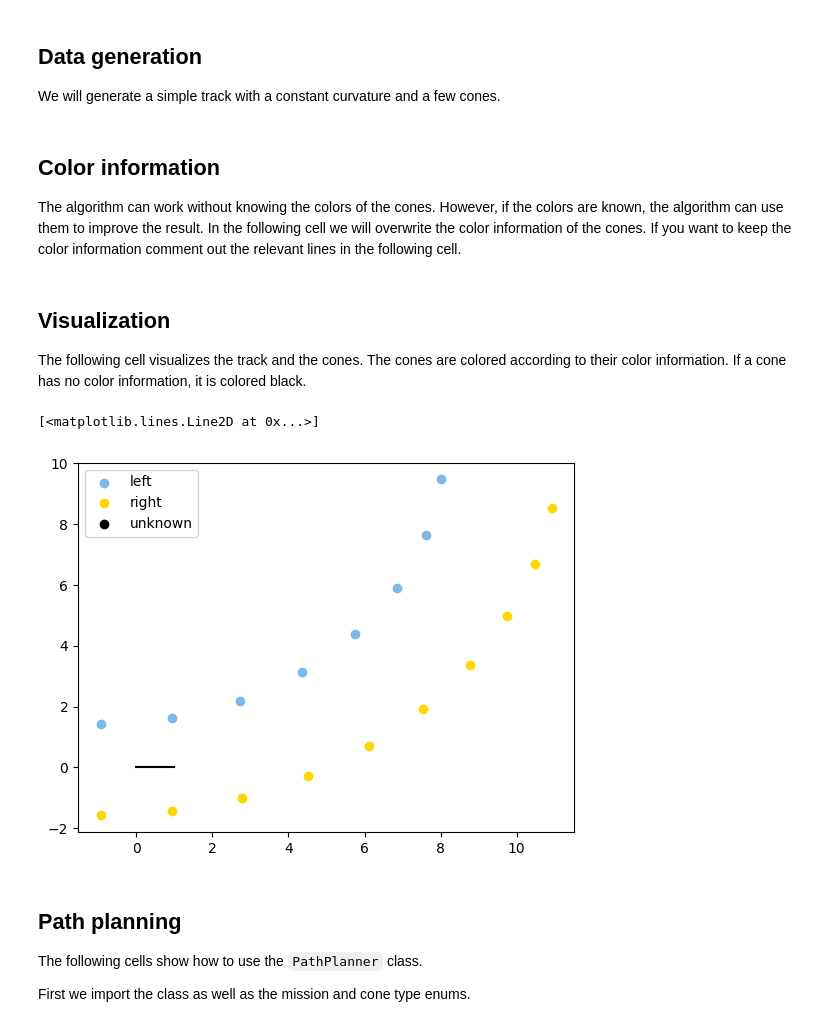
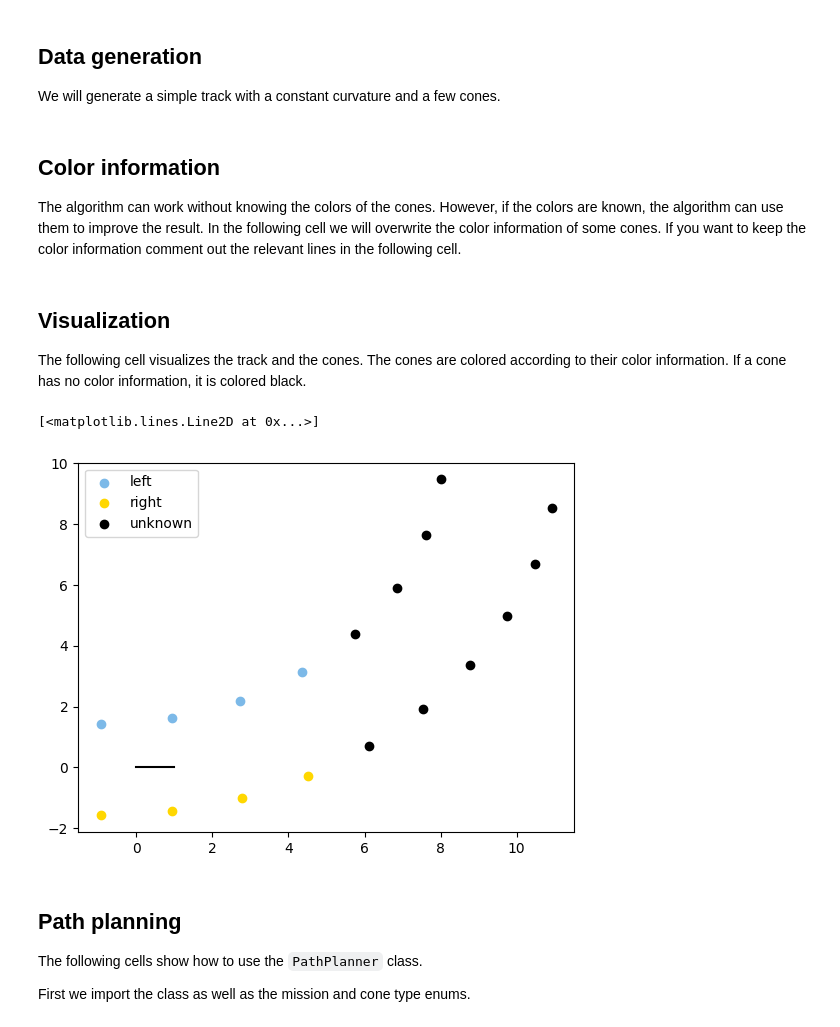
Before and after one commit to papalotis/ft-fsd-path-planning, a Jupyter notebook: fsd_path_planning/demo/simple_application.ipynb, the cells around one changed output. Saved outputs shown, nothing was run; the diff lists cells and outputs as text; code cells hidden in the pictures.

```diff
--- a/fsd_path_planning/demo/simple_application.ipynb
+++ b/fsd_path_planning/demo/simple_application.ipynb
@@ -32,19 +38,21 @@ car_direction = np.array([1.0, 0.0])
 # %% [markdown]
 ## Color information
 
-The algorithm can work without knowing the colors of the cones. However, if the colors are known, the algorithm can use them to improve the result. In the following cell we will overwrite the color information of the cones. If you want to keep the color information comment out the relevant lines in the following cell.
+The algorithm can work without knowing the colors of the cones. However, if the colors are known, the algorithm can use them to improve the result. In the following cell we will overwrite the color information of some cones. If you want to keep the color information comment out the relevant lines in the following cell.
 # %%
 mask_is_left = np.ones(len(cones_left_raw), dtype=bool)
 mask_is_right = np.ones(len(cones_right_raw), dtype=bool)
 
-# for demonstration purposes, we will set all the cones to be unknown
-# comment out the next two lines to keep the color information
-# mask_is_left[:] = False
-# mask_is_right[:] = False
+# for demonstration purposes, we will only keep the color of the first 4 cones
+# on each side
+mask_is_left[np.argsort(np.linalg.norm(cones_left_raw, axis=1))[4:]] = False
+mask_is_right[np.argsort(np.linalg.norm(cones_right_raw, axis=1))[4:]] = False
 
 cones_left = cones_left_raw[mask_is_left]
 cones_right = cones_right_raw[mask_is_right]
-cones_unknown = np.row_stack([cones_left_raw[~mask_is_left], cones_right_raw[~mask_is_right]])
+cones_unknown = np.row_stack(
+    [cones_left_raw[~mask_is_left], cones_right_raw[~mask_is_right]]
+)
 # %% [markdown]
 ## Visualization
 
@@ -52,17 +60,21 @@ The following cell visualizes the track and the cones. The cones are colored acc
 # %%
 import matplotlib.pyplot as plt
 
 blue_color = "#7CB9E8"
 yellow_color = "gold"
 
 plt.scatter(cones_left[:, 0], cones_left[:, 1], c=blue_color, label="left")
 plt.scatter(cones_right[:, 0], cones_right[:, 1], c=yellow_color, label="right")
 plt.scatter(cones_unknown[:, 0], cones_unknown[:, 1], c="k", label="unknown")
 plt.legend()
-plt.plot([car_position[0], car_position[0] + car_direction[0]], [car_position[1], car_position[1] + car_direction[1]], c="k")
+plt.plot(
+    [car_position[0], car_position[0] + car_direction[0]],
+    [car_position[1], car_position[1] + car_direction[1]],
+    c="k",
+)
 # %% [output]
 [<matplotlib.lines.Line2D at 0x...>]
-[figure, old version]
+[figure, new version]
 # %% [markdown]
 ## Path planning
 
```
Also changed, not shown: parts of 5 cells of this notebook.
